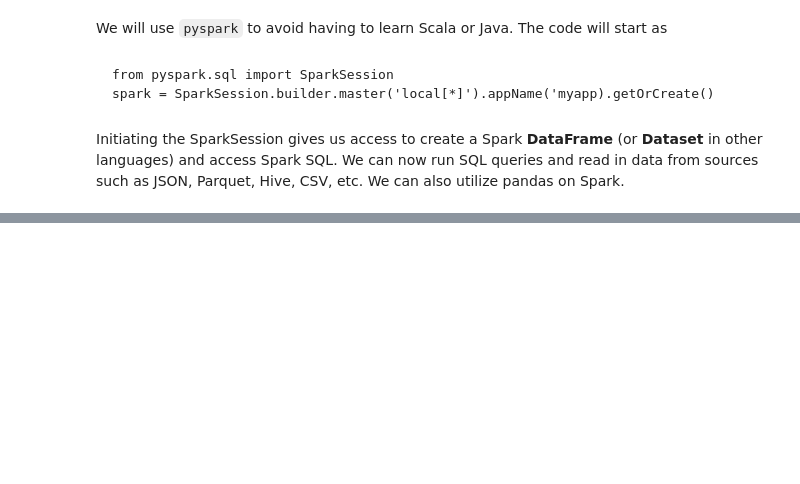
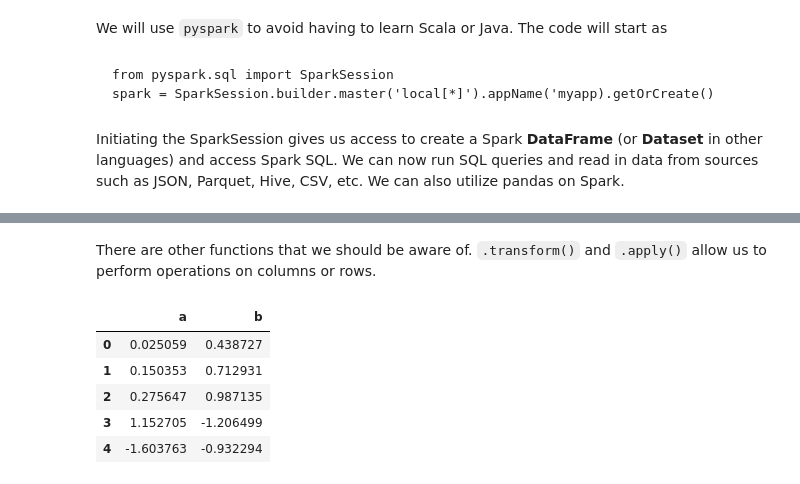
Before and after one commit to scimaksim/Python_graduate_coursework, a Jupyter notebook: Topic_2_notes.ipynb, the cells around one changed output, grey strips where cells are left out. Drawn from its saved outputs; the diff is of its cells as text; code cells hidden in the pictures; blank space fills up the shorter version.

```diff
--- a/Topic_2_notes.ipynb
+++ b/Topic_2_notes.ipynb
@@ -659,0 +880,21 @@ Initiating the SparkSession gives us access to create a Spark **DataFrame** (or
+# %% [markdown]
+There are other functions that we should be aware of. `.transform()` and `.apply()` allow us to perform operations on columns or rows.
+# %%
+# Create a small DataFrame with two columns, "a" and "b", with 5 entries
+psdf = ps.DataFrame({'a': [1,2,3,10,-12], 'b': [4,5,6,-2,-1]})
+
+# Create a user-defined function that takes in a series,
+def standardize(pser):
+    # Run mean and standard deviation methods on a pandas-on-Spark Series
+    return (pser - pser.mean())/pser.std() # should always return the same length as input (e.g. cannot lessen the number of tows)
+
+# By default, .transform() will apply our function to each row.
+# If we want to apply to columns, we can specify a different axis.
+psdf.transform(standardize)
+# %% [output]
+|  | a | b |
+| 0 | 0.025059 | 0.438727 |
+| 1 | 0.150353 | 0.712931 |
+| 2 | 0.275647 | 0.987135 |
+| 3 | 1.152705 | -1.206499 |
+| 4 | -1.603763 | -0.932294 |
```
Also changed, not shown: parts of 45 cells of this notebook, 2 other files.
